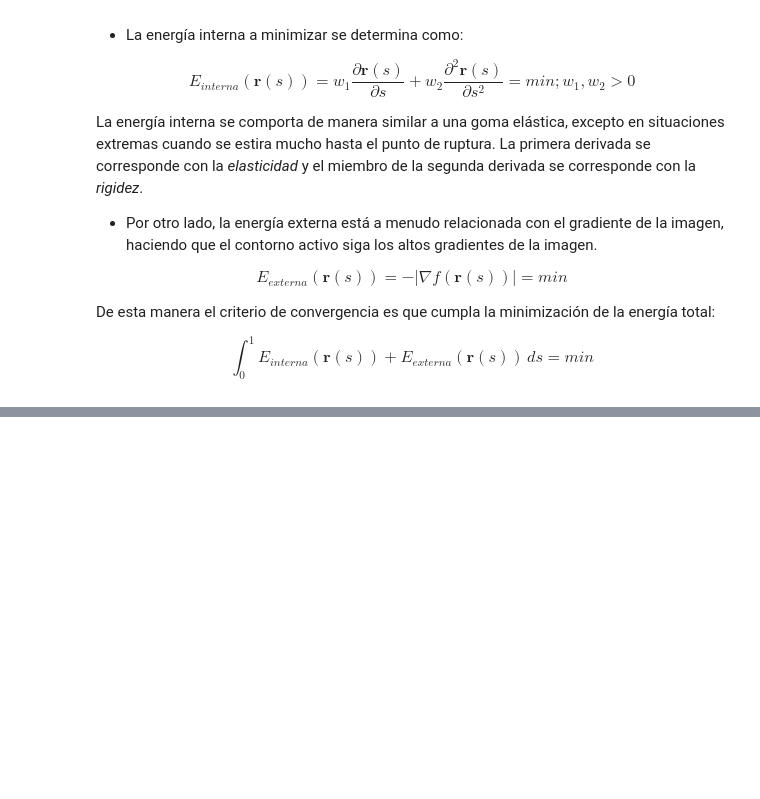
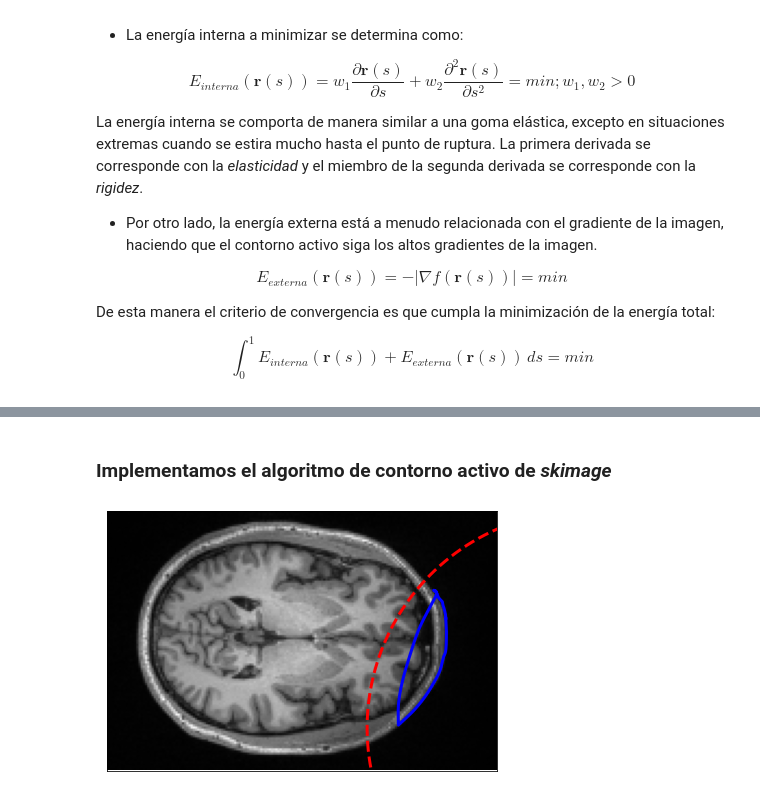
Before and after one commit to Mariaprddz/Analisis, a Jupyter notebook: Analisis/Practica2/Contornos activos.ipynb, the cells around one changed output, grey strips where cells are left out. Saved outputs shown, nothing was run; the diff lists cells and outputs as text; code cells hidden in the pictures; blank space fills up the shorter version.

```diff
--- a/Analisis/Practica2/Contornos activos.ipynb
+++ b/Analisis/Practica2/Contornos activos.ipynb
@@ -45,0 +57,2 @@ $$ \int_{0}^{1} E_{interna}(\textbf{r}(s)) +  E_{externa}(\textbf{r}(s))  \,ds =
+# %% [markdown]
+### Implementamos el algoritmo de contorno activo de *skimage*
@@ -45,0 +69,34 @@ $$ \int_{0}^{1} E_{interna}(\textbf{r}(s)) +  E_{externa}(\textbf{r}(s))  \,ds =
+# %%
+img = img = nib.load('/Users/gemaperez/Imagen/bd_schizo/sub-01/anat/sub-01_T1w.nii.gz')
+
+from nilearn import plotting
+
+a = np.array(skimage.transform.resize(img.dataobj, (120,180)))
+img= a[:,:,128]
+
+img_o=img
+img_o=img_o/np.max(img_o)
+
+
+img= rgb2gray(img_o)
+# %%
+
+s = np.linspace(0, 2*np.pi, 400)
+r = 100 + 100*np.sin(s)
+c = 220 + 100*np.cos(s)
+init = np.array([r, c]).T
+
+
+snake = active_contour(gaussian(img, 3),
+                       init, alpha=0.015, beta=10, gamma=0.001, coordinates='rc')
+
+fig, ax = plt.subplots(figsize=(7, 7))
+ax.imshow(img, cmap=plt.cm.gray)
+ax.plot(init[:, 1], init[:, 0], '--r', lw=3)
+ax.plot(snake[:, 1], snake[:, 0], '-b', lw=3)
+ax.set_xticks([]), ax.set_yticks([])
+ax.axis([0, img.shape[1], img.shape[0], 0])
+
+plt.show()
+# %% [output]
+[figure, added]
```
Also changed, not shown: parts of 3 cells of this notebook.
